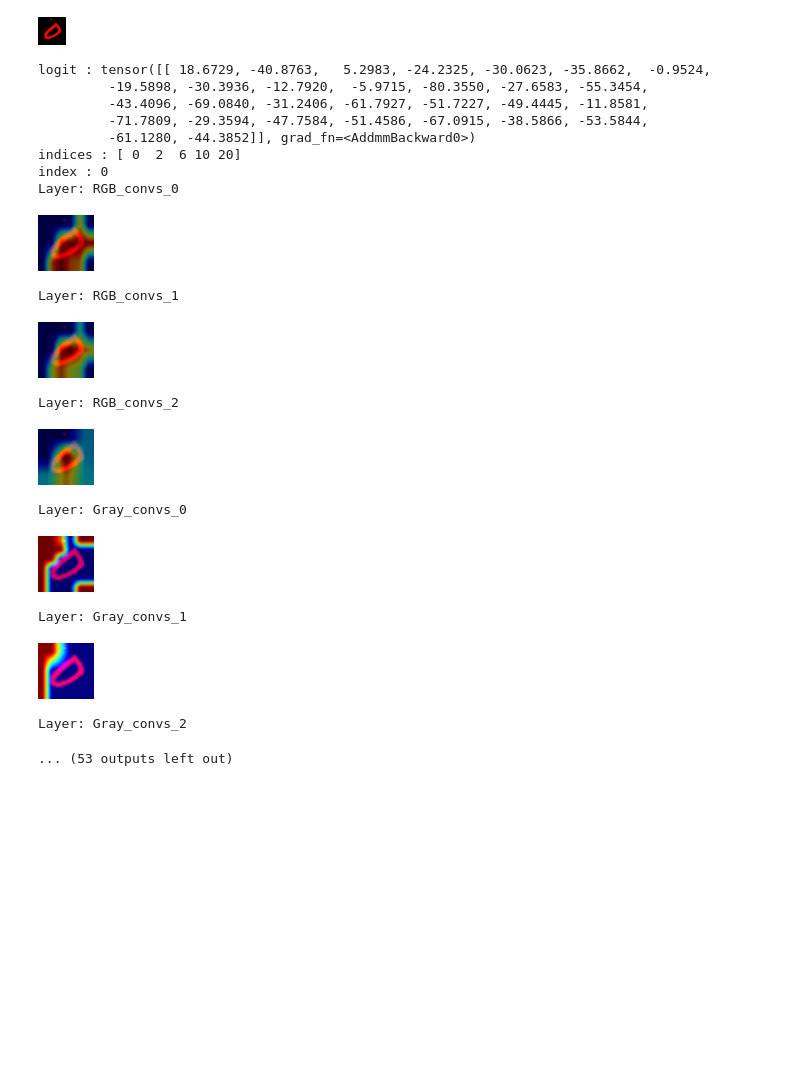
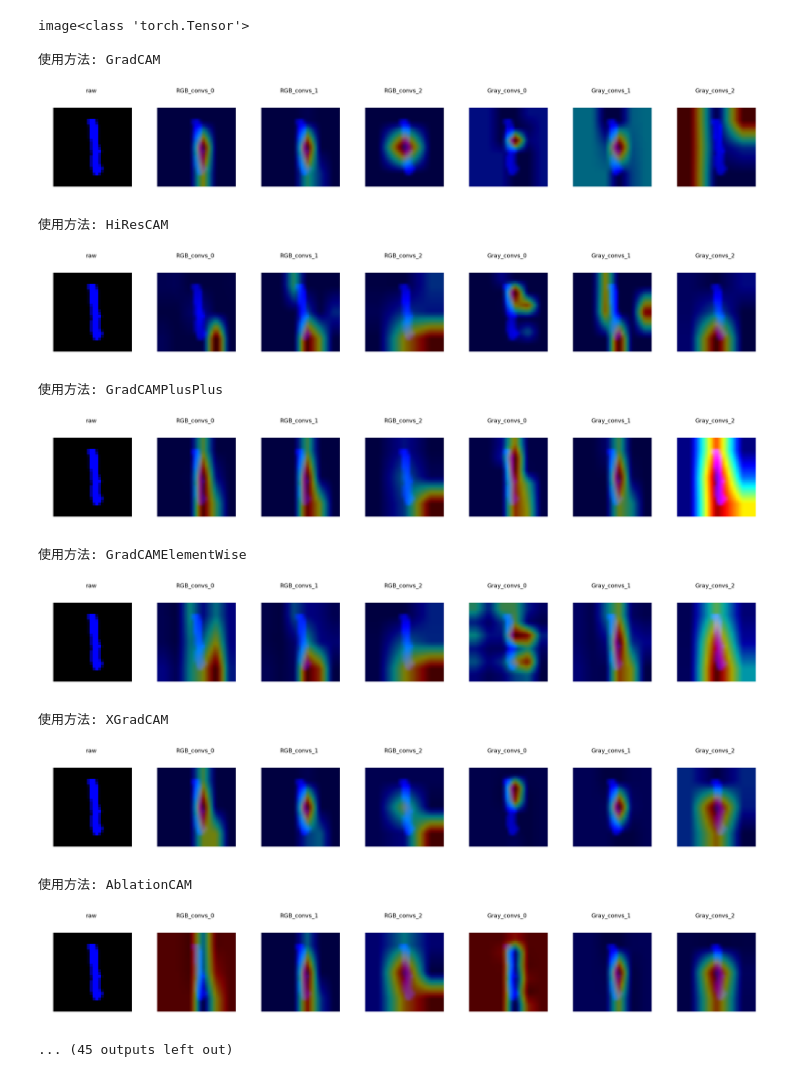
Before and after one commit to Cobra30621/RGB_SFM_V2, a Jupyter notebook: gram-cam-research.ipynb, the cells around one changed output. Drawn from its saved outputs; the diff is of its cells as text; code cells hidden in the pictures; blank space fills up the shorter version.

Commit message:
feat: add plot heat map methods

```diff
--- a/gram-cam-research.ipynb
+++ b/gram-cam-research.ipynb
@@ -191,18 +241,7 @@ def show_all_heatmap(model, img_tensor, index = -1):
 # %%
-device = 'cpu'
-layers = {}
-layers['RGB_convs_0'] = model.RGB_convs[1]  # 空間合併前
-#
-layers['RGB_convs_1'] = model.RGB_convs[2][1]  # 空間合併前
+# 要繪製的模型層
 
-layers['RGB_convs_2'] = model.RGB_convs[3]
-
-layers['Gray_convs_0'] = model.Gray_convs[0][1]
-#
-layers['Gray_convs_1'] = model.Gray_convs[2][1]  # 空間合併前
-
-layers['Gray_convs_2'] = model.Gray_convs[3]
-
-layers
+heatmap_layers = get_target_layers(model)
+heatmap_layers
 # %% [output]
 {'RGB_convs_0': SFM(
@@ -221,34 +260,39 @@ layers
    (1): cReLU_percent(percent=0.5)
  )}
 # %%
-for i in range(0, 5):
+from utils import plot_combine_images
 
+# 繪製圖
+
+# save_path = f'./detect/{config["dataset"]}_{checkpoint_filename}/example/{label.argmax().item()}/example_{test_id}/'
+save_path = f'./detect/{config["dataset"]}_{checkpoint_filename}/example/'
+
+heatmap_methods = [GradCAM, HiResCAM, GradCAMPlusPlus, GradCAMElementWise, XGradCAM, AblationCAM,
+                   ScoreCAM, EigenCAM, EigenGradCAM, LayerCAM, KPCA_CAM]
+
+
+for i in range(0, 3):
     image = images[i]
-    # 将 torch.Tensor 转换为 PIL Image
-    image = transforms.ToPILImage()(image)
-    img_tensor = transforms.ToTensor()(image)
+    label = labels[i].argmax().item()
 
-    display(image)
+    heatmap_save = f'{save_path}/{label}/{i}/heatmap/'
+    os.makedirs(heatmap_save, exist_ok=True)
 
-    show_all_heatmap(model, img_tensor)
+
+    visualize_all_heatmap(model, heatmap_layers, image, label, save_path, heatmap_methods)
 # %% [output]
+image<class 'torch.Tensor'>
+
+使用方法: GradCAM
-[figure, old version]
+[figure, new version]
-logit : tensor([[ 18.6729, -40.8763,   5.2983, -24.2325, -30.0623, -35.8662,  -0.9524,
-         -19.5898, -30.3936, -12.7920,  -5.9715, -80.3550, -27.6583, -55.3454,
-         -43.4096, -69.0840, -31.2406, -61.7927, -51.7227, -49.4445, -11.8581,
-         -71.7809, -29.3594, -47.7584, -51.4586, -67.0915, -38.5866, -53.5844,
-         -61.1280, -44.3852]], grad_fn=<AddmmBackward0>)
-indices : [ 0  2  6 10 20]
-index : 0
-Layer: RGB_convs_0
+使用方法: HiResCAM
-[figure, old version]
+[figure, new version]
-Layer: RGB_convs_1
+使用方法: GradCAMPlusPlus
-[figure, old version]
+[figure, new version]
-Layer: RGB_convs_2
+使用方法: GradCAMElementWise
-[figure, old version]
+[figure, new version]
-Layer: Gray_convs_0
+使用方法: XGradCAM
-[figure, old version]
+[figure, new version]
-Layer: Gray_convs_1
+使用方法: AblationCAM
-[figure, old version]
+[figure, new version]
-Layer: Gray_convs_2
-... (53 outputs left out)
+... (45 outputs left out)
```
Also changed, not shown: parts of 5 cells of this notebook, 3 other files.
